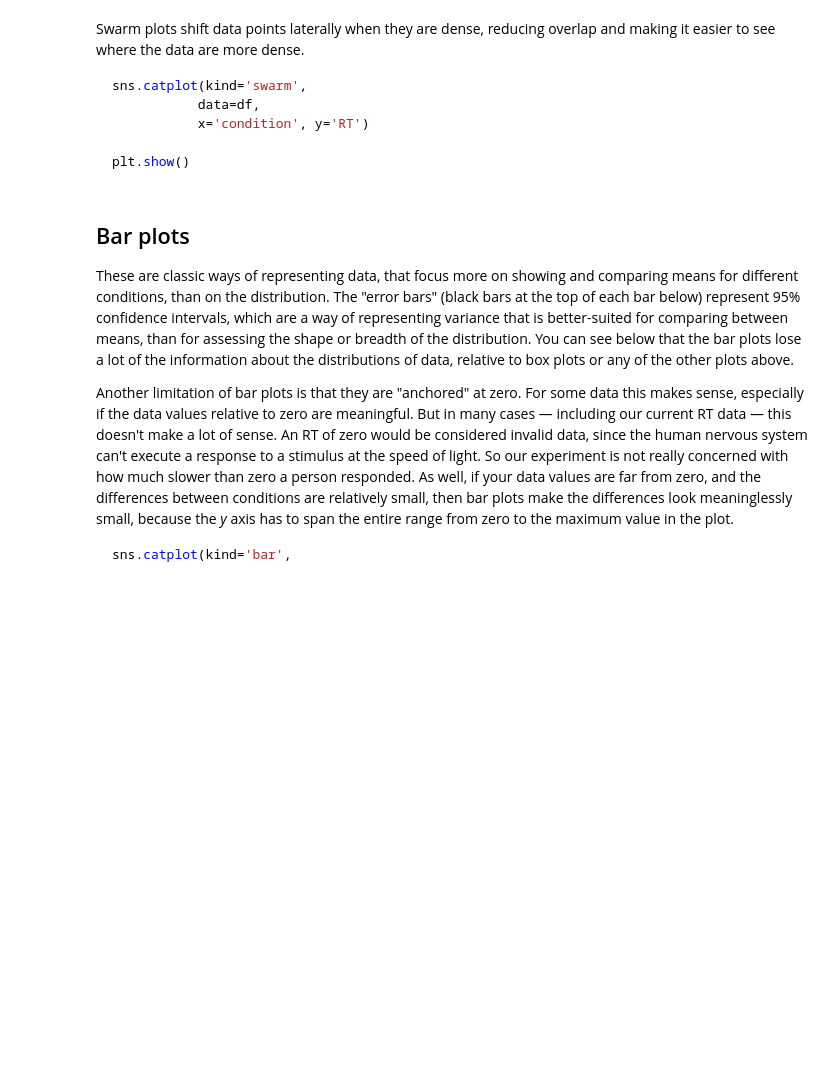
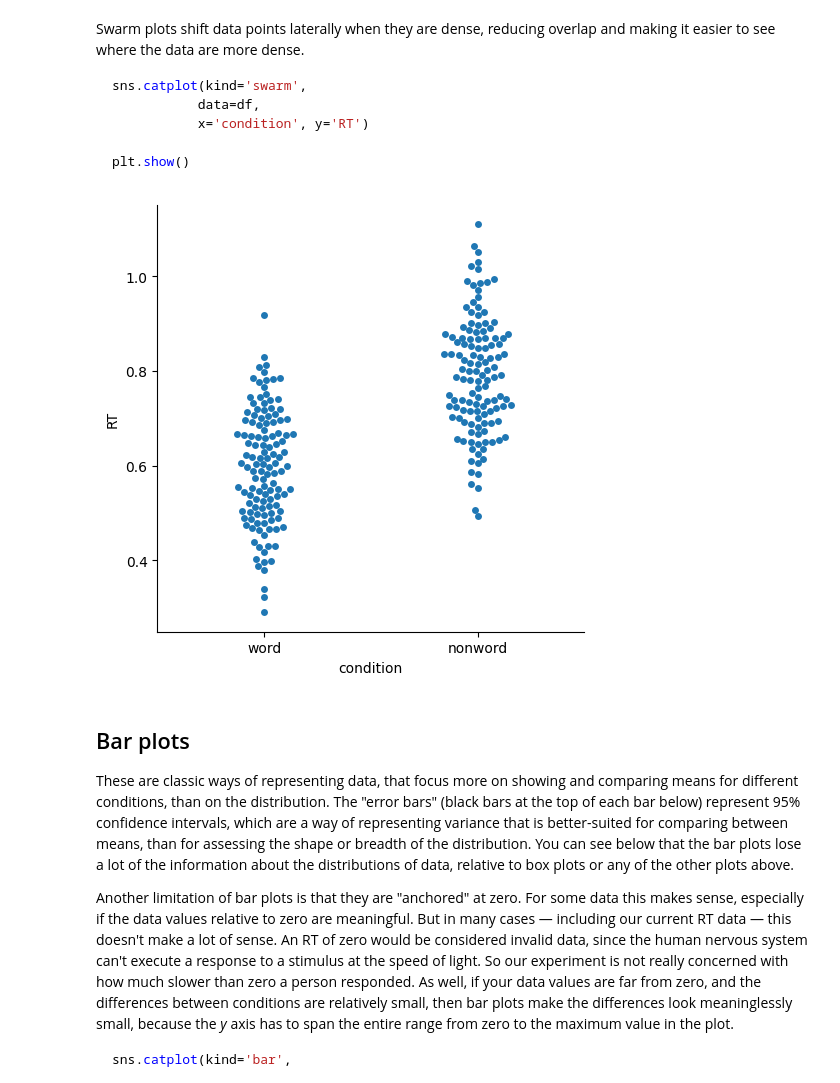
Before and after one commit to dm748329/Visualizing-Data, a Jupyter notebook: 5 - seaborn.ipynb, the cells around one changed output. Cells and saved outputs as stored; diff of their text form; code cells hidden in the pictures; blank space fills up the shorter version.

```diff
--- a/5 - seaborn.ipynb
+++ b/5 - seaborn.ipynb
@@ -422,6 +441,11 @@ sns.catplot(kind='swarm',
 
 plt.show()
 ~~~
+# %%
+sns.catplot(kind='swarm', data=df, x='condition', y='RT')
+plt.show()
+# %% [output]
+[figure, added]
 # %% [markdown]
 ## Bar plots
 
```
Also changed, not shown: parts of 9 cells of this notebook.
